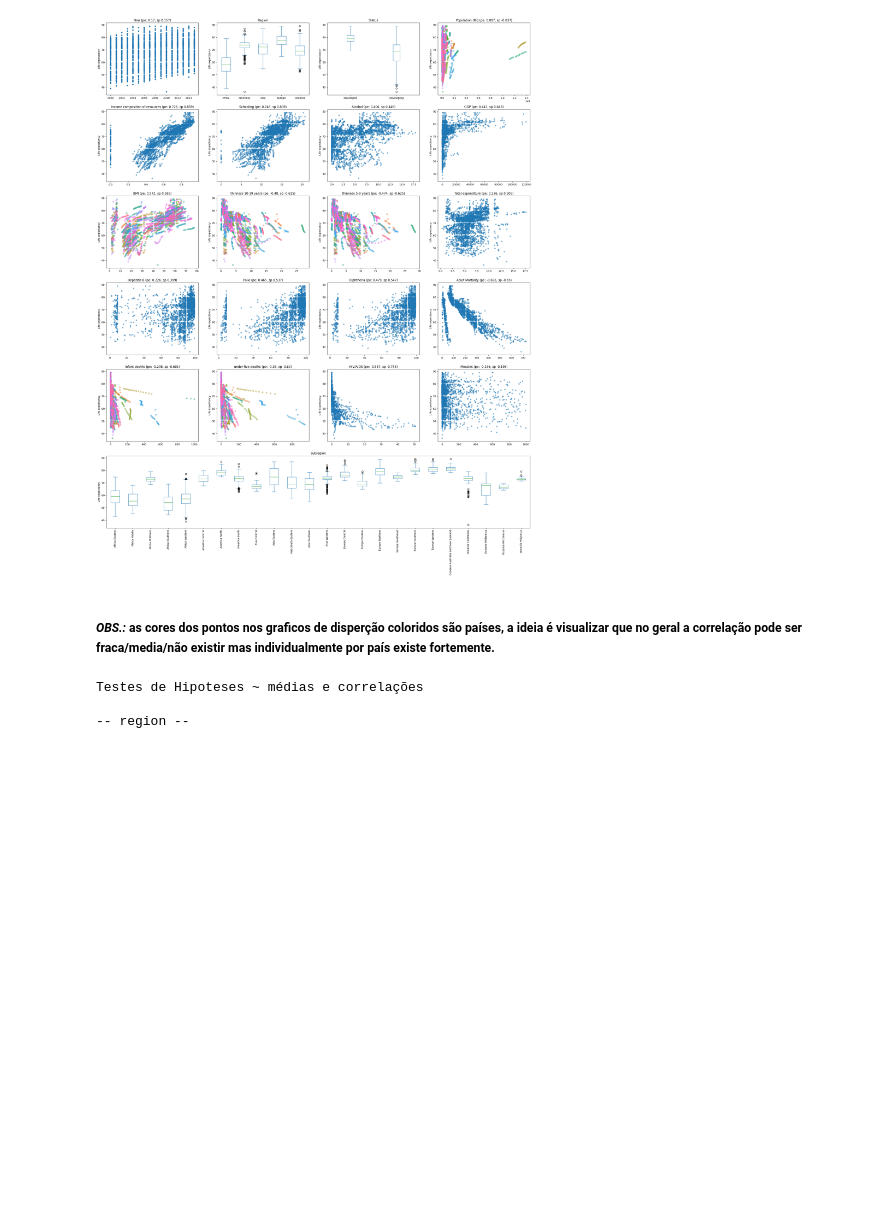
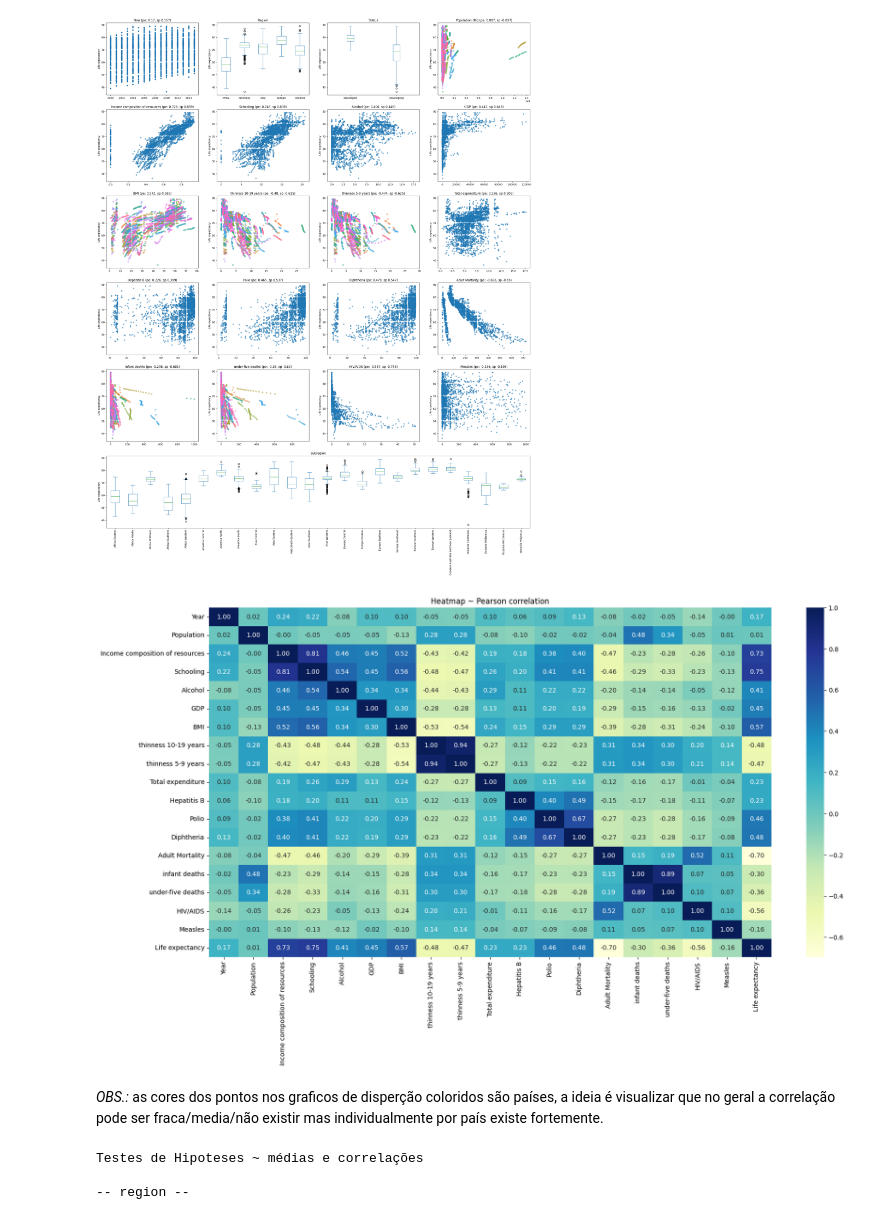
Before and after one commit to richardsantino/life-expectancy-prediction, a Jupyter notebook: life_expectancy_prediction.ipynb, the cells around one changed output. Cells and saved outputs as stored; diff of their text form; code cells hidden in the pictures; blank space fills up the shorter version.

```diff
--- a/life_expectancy_prediction.ipynb
+++ b/life_expectancy_prediction.ipynb
@@ -507,8 +509,20 @@ ax21.tick_params(axis='x', labelrotation=90)
 plt.show()
 # %% [output]
 [figure]
+# %%
+
+plt.figure(figsize=(20, 10)) # Optional: Adjust figure size
+df_corr = df[[
+    'Year','Population', 'Income composition of resources', 'Schooling', 'Alcohol', 'GDP', 'BMI', 'thinness 10-19 years', 'thinness 5-9 years', 'Total expenditure',
+    'Hepatitis B', 'Polio', 'Diphtheria', 'Adult Mortality', 'infant deaths', 'under-five deaths', 'HIV/AIDS', 'Measles', 'Life expectancy'
+    ]].corr()
+sns.heatmap(df_corr, annot=True, cmap='YlGnBu', fmt='.2f') # Add annotations and specific colormap
+plt.title('Heatmap ~ Pearson correlation')
+plt.show()
+# %% [output]
+[figure, added]
 # %% [markdown]
-##### *OBS.:* as cores dos pontos nos graficos de disperção coloridos são países, a ideia é visualizar que no geral a correlação pode ser fraca/media/não existir mas individualmente por país existe fortemente.
+*OBS.:* as cores dos pontos nos graficos de disperção coloridos são países, a ideia é visualizar que no geral a correlação pode ser fraca/media/não existir mas individualmente por país existe fortemente.
 # %%
 
 print('Testes de Hipoteses ~ médias e correlações')
```
Also changed, not shown: parts of 17 cells of this notebook.
